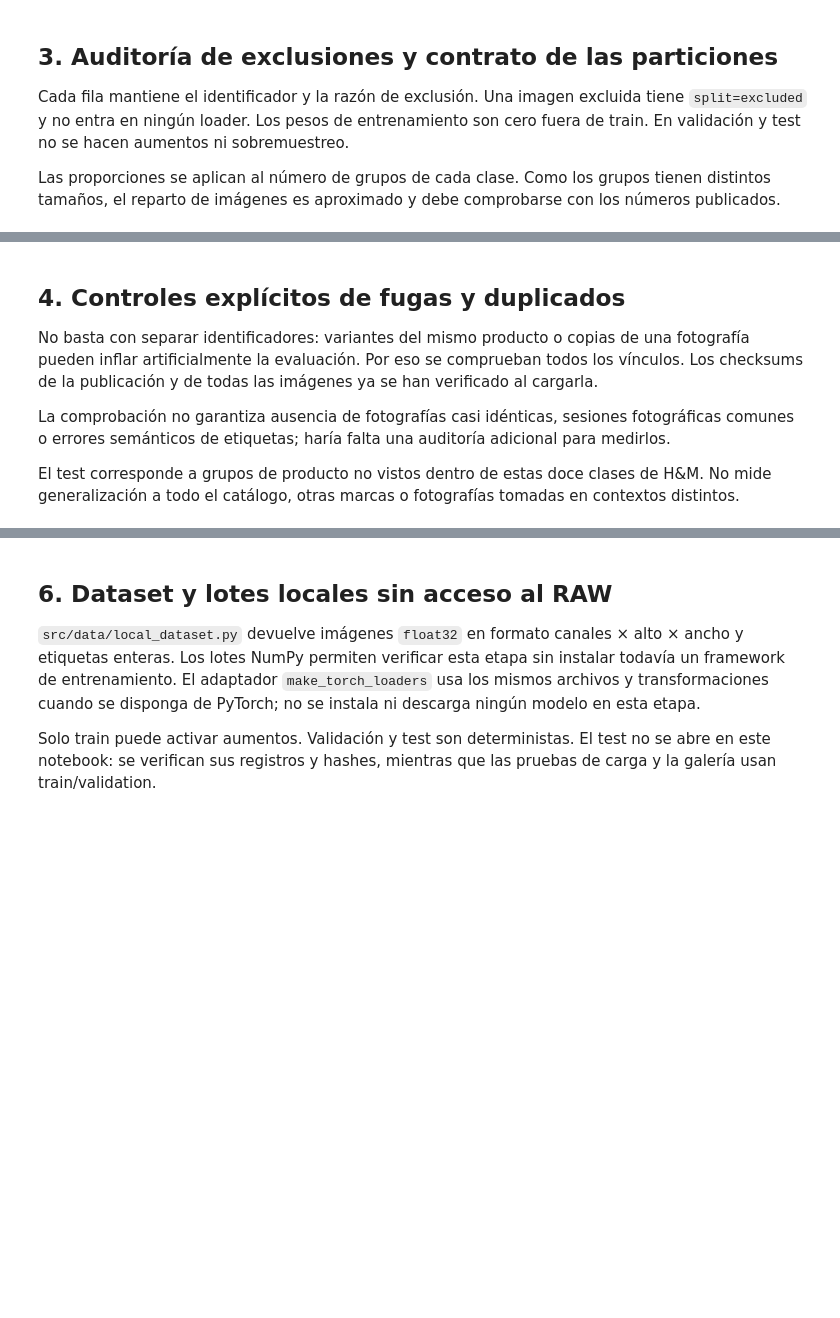
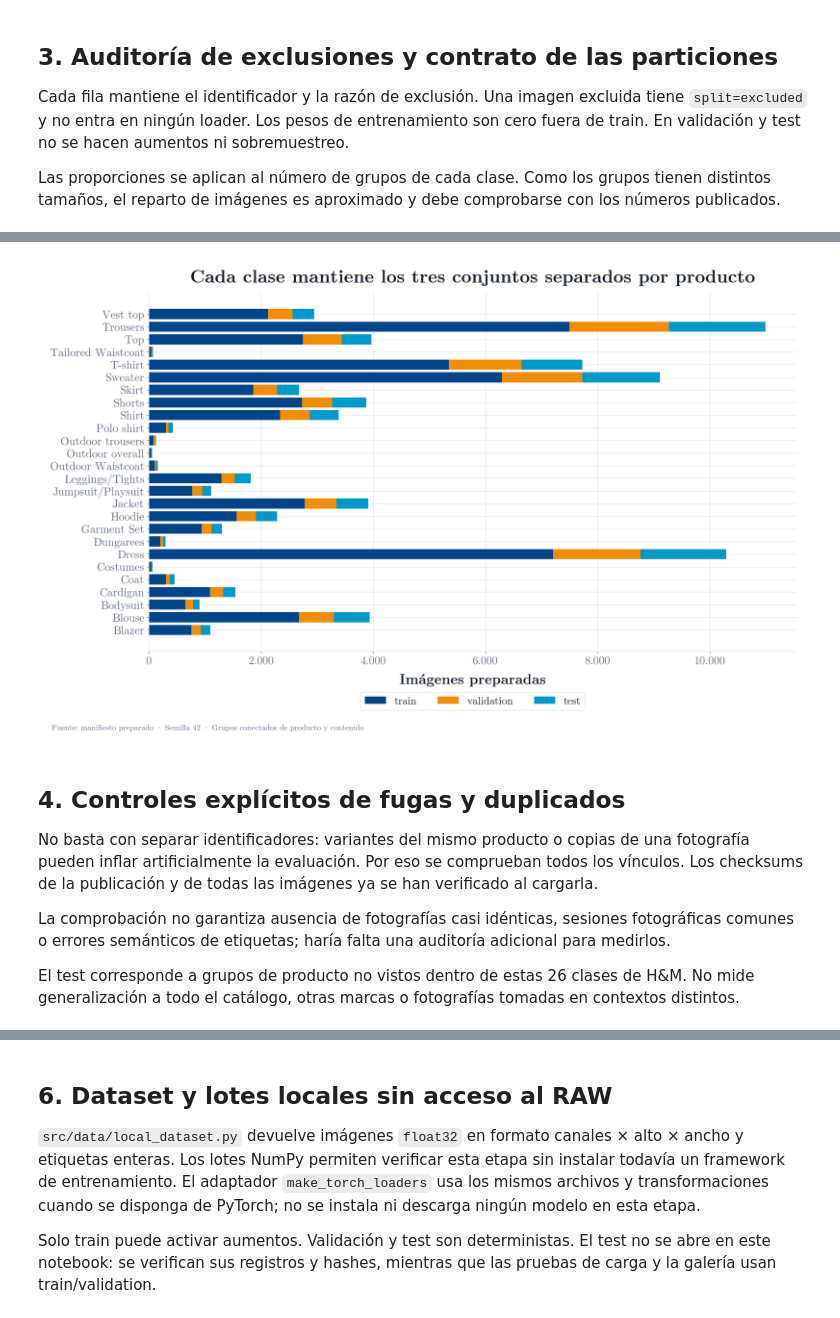
Before and after one commit to ML-ENI/fashion-vision-dl, a Jupyter notebook: notebooks/02_data_preparation.ipynb, the cells around one changed output, grey strips where cells are left out. Drawn from its saved outputs; the diff is of its cells as text; code cells hidden in the pictures; blank space fills up the shorter version.

Commit message:
Publish executed image preparation for the full 26-class scope

```diff
--- a/notebooks/02_data_preparation.ipynb
+++ b/notebooks/02_data_preparation.ipynb
@@ -92,15 +241,17 @@ assert manifest.loc[manifest.split.ne('train'), 'training_weight'].eq(0).all()
 # %%
 fig, ax = plt.subplots(figsize=(16, 10))
 base = np.zeros(len(distribution))
 for split in ['train', 'validation', 'test']:
     values = distribution[split].to_numpy()
-    ax.barh(distribution.index, values, left=base, label=split, color=SPLIT_COLOURS[split])
+    ax.barh(distribution.index, values, left=base, label=split, color={'train': '#00458A', 'validation': '#F18D01', 'test': '#0099CC'}[split])
     base += values
 ax.set(title='Cada clase mantiene los tres conjuntos separados por producto', xlabel='Imágenes preparadas')
 ax.xaxis.grid(True); ax.set_axisbelow(True); numeric_axis(ax)
 ax.legend(loc='upper center', bbox_to_anchor=(.5, -.1), ncol=3, frameon=True, facecolor='white', edgecolor='#DDE3EA', fancybox=True)
 save_figure(fig, ROOT, '02_class_splits', 'Fuente: manifiesto preparado · Semilla 42 · Grupos conectados de producto y contenido')
 plt.show()
+# %% [output]
+[figure, added]
 # %% [markdown]
 ## 4. Controles explícitos de fugas y duplicados
 
@@ -108,7 +259,7 @@ No basta con separar identificadores: variantes del mismo producto o copias de u
 
 La comprobación no garantiza ausencia de fotografías casi idénticas, sesiones fotográficas comunes o errores semánticos de etiquetas; haría falta una auditoría adicional para medirlos.
 
-El test corresponde a grupos de producto no vistos dentro de estas doce clases de H&M. No mide generalización a todo el catálogo, otras marcas o fotografías tomadas en contextos distintos.
+El test corresponde a grupos de producto no vistos dentro de estas 26 clases de H&M. No mide generalización a todo el catálogo, otras marcas o fotografías tomadas en contextos distintos.
 # %%
 checks = []
 for key in ['article_id', 'product_code', 'group_id', 'raw_group_id', 'pixel_sha256', 'prepared_pixel_sha256']:
```
Also changed, not shown: parts of 16 cells of this notebook, 15 other files.
